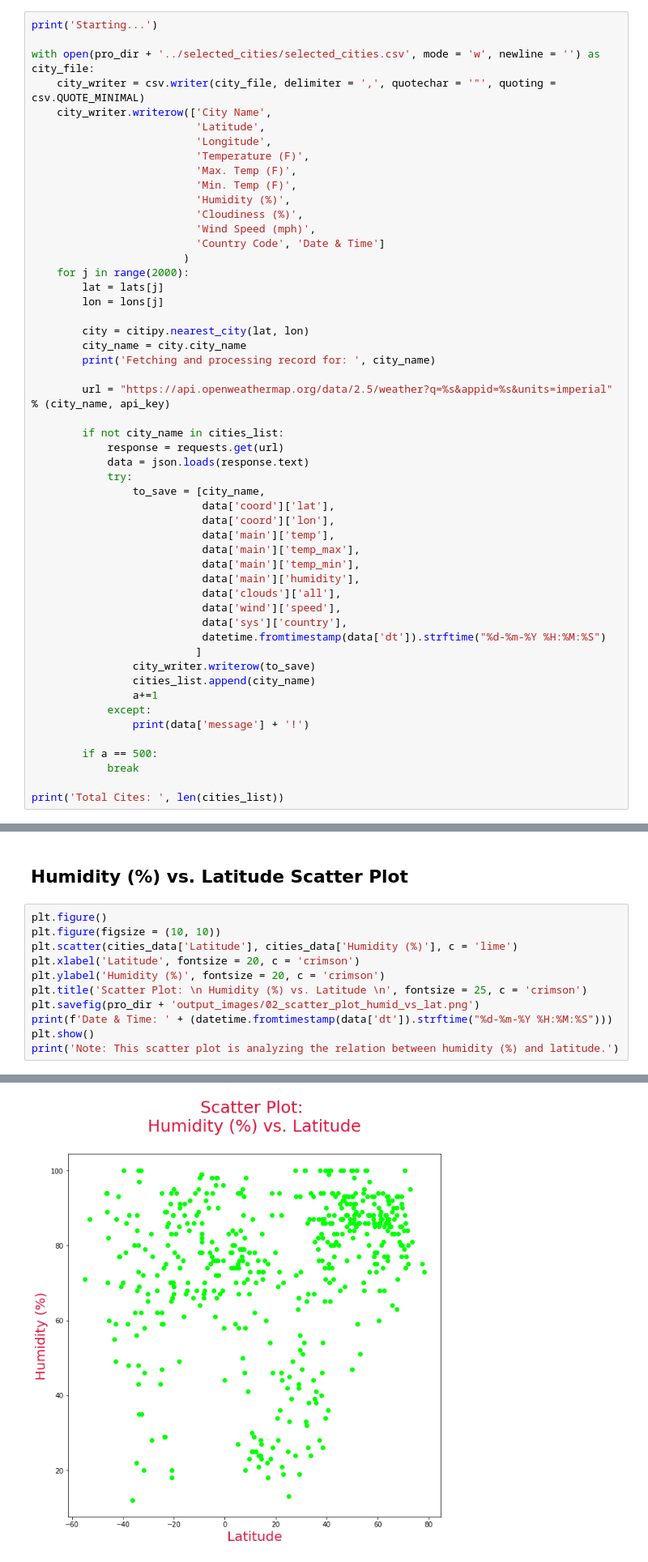
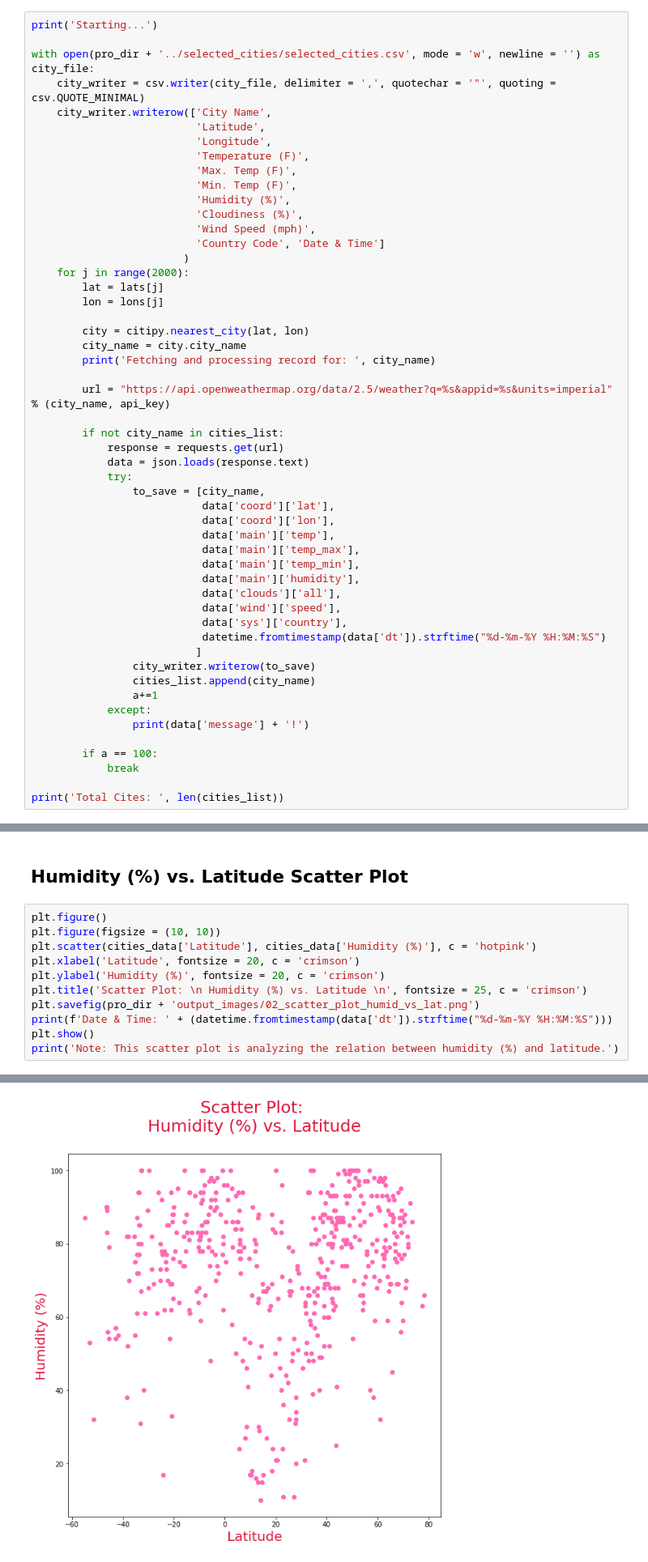
Before and after one commit to waqaszahick/Python-API-Challenge, a Jupyter notebook: WeatherPy/WeatherPy.ipynb, the cells around one changed output, grey strips where cells are left out. Shown at 81% size. Saved outputs shown, nothing was run; the diff lists cells and outputs as text.

```diff
--- a/WeatherPy/WeatherPy.ipynb
+++ b/WeatherPy/WeatherPy.ipynb
@@ -76,7 +76,7 @@ with open(pro_dir + '../selected_cities/selected_cities.csv', mode = 'w', newlin
             except:
                 print(data['message'] + '!')
 
-        if a == 500:
+        if a == 100:
             break
 
 print('Total Cites: ', len(cities_list))
@@ -252,7 +252,7 @@ Note: This scatter plot is analyzing the relation between temperature (F) and la
 # %%
 plt.figure()
 plt.figure(figsize = (10, 10))
-plt.scatter(cities_data['Latitude'], cities_data['Humidity (%)'], c = 'lime')
+plt.scatter(cities_data['Latitude'], cities_data['Humidity (%)'], c = 'hotpink')
 plt.xlabel('Latitude', fontsize = 20, c = 'crimson')
 plt.ylabel('Humidity (%)', fontsize = 20, c = 'crimson')
 plt.title('Scatter Plot: \n Humidity (%) vs. Latitude \n', fontsize = 25, c = 'crimson')
@@ -265,5 +265,5 @@ Date & Time: 14-01-2021 17:38:25
 <Figure size 432x288 with 0 Axes>
-[figure, old version]
+[figure, new version]
 Note: This scatter plot is analyzing the relation between humidity (%) and latitude.
 # %% [markdown]
 ## Cloudiness (%) vs. Latitude Scatter Plot
```
Also changed, not shown: parts of 17 cells of this notebook, 15 other files.
